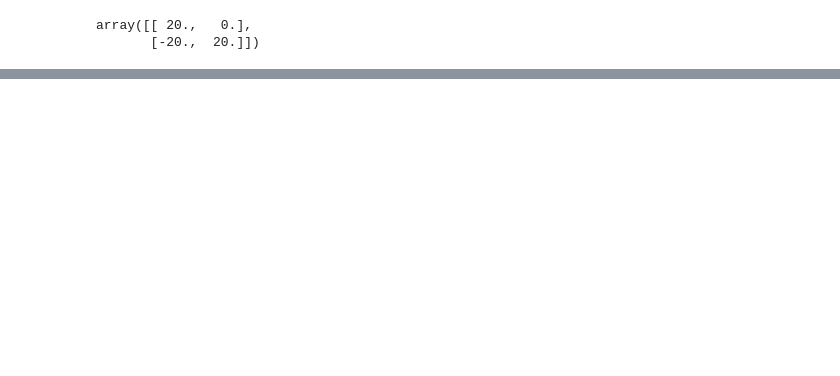
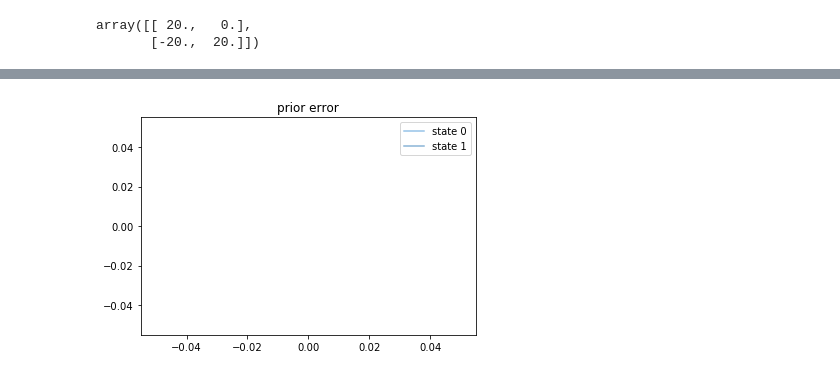
Before and after one commit to thalesians/tsa, a Jupyter notebook: src/jupyter/python/multiscaleou.ipynb, the cells around one changed output, grey strips where cells are left out. Saved outputs shown, nothing was run; the diff lists cells and outputs as text; code cells hidden in the pictures; blank space fills up the shorter version.

```diff
--- a/src/jupyter/python/multiscaleou.ipynb
+++ b/src/jupyter/python/multiscaleou.ipynb
@@ -107,0 +79,5 @@ True
+# %%
+llp = visual.ErrorPlot();
+llp.process_run_df(run_df[1:])
+# %% [output]
+[figure, added]
```
Also changed, not shown: parts of 25 cells of this notebook, 1 other file.
